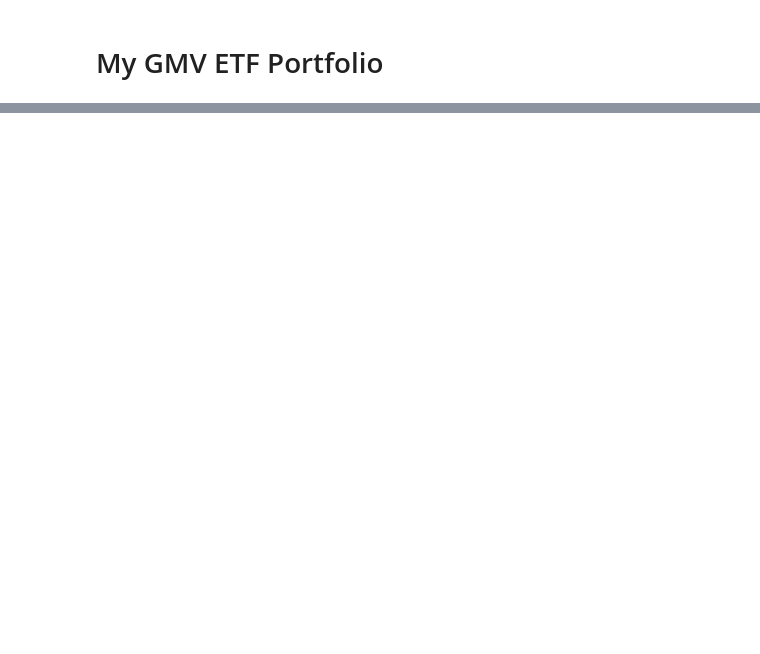
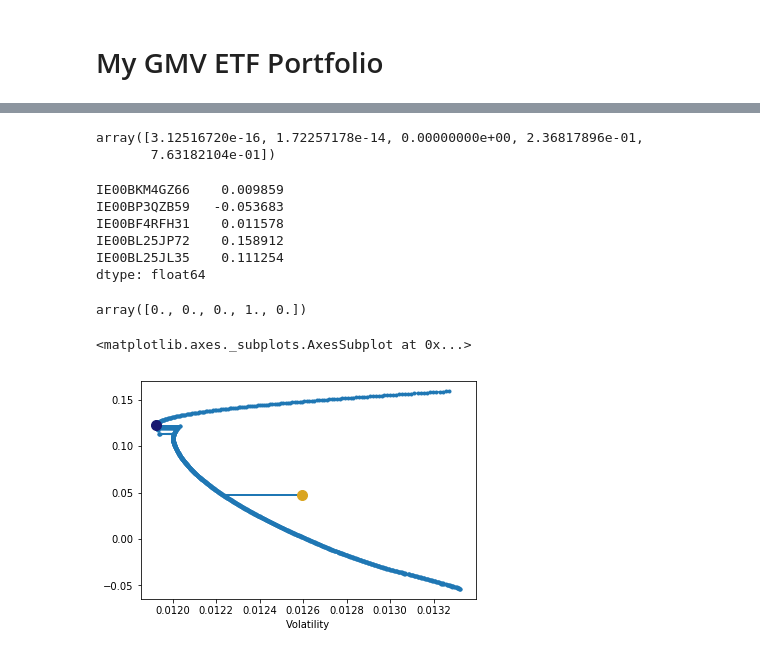
Before and after one commit to brian-heumann/book-trading-evolved, a Jupyter notebook: notebooks/gmv-etf-portfolio.ipynb, the cells around one changed output, grey strips where cells are left out. Drawn from its saved outputs; the diff is of its cells as text; code cells hidden in the pictures; blank space fills up the shorter version.

```diff
--- a/notebooks/gmv-etf-portfolio.ipynb
+++ b/notebooks/gmv-etf-portfolio.ipynb
@@ -76,0 +61,3 @@ SymbolNotFound: Symbol 'IE00BKM4GZ66' was not found.
+# %%
+cov = returns.cov()
+cov
@@ -76,0 +71,26 @@ SymbolNotFound: Symbol 'IE00BKM4GZ66' was not found.
+# %%
+gmv = erk.gmv(cov.round(10))
+gmv
+# %% [output]
+array([3.12516720e-16, 1.72257178e-14, 0.00000000e+00, 2.36817896e-01,
+       7.63182104e-01])
+# %%
+er = erk.annualize_rets(returns, 252)
+er
+# %% [output]
+IE00BKM4GZ66    0.009859
+IE00BP3QZB59   -0.053683
+IE00BF4RFH31    0.011578
+IE00BL25JP72    0.158912
+IE00BL25JL35    0.111254
+dtype: float64
+# %%
+msr = erk.msr(0, er.values, cov)
+msr.round(2)
+# %% [output]
+array([0., 0., 0., 1., 0.])
+# %%
+erk.plot_ef(1000, er.values, cov, show_gmv=True, show_ew=True)
+# %% [output]
+<matplotlib.axes._subplots.AxesSubplot at 0x...>
+[figure, added]
```
Also changed, not shown: parts of 11 cells of this notebook, 6 other files.
